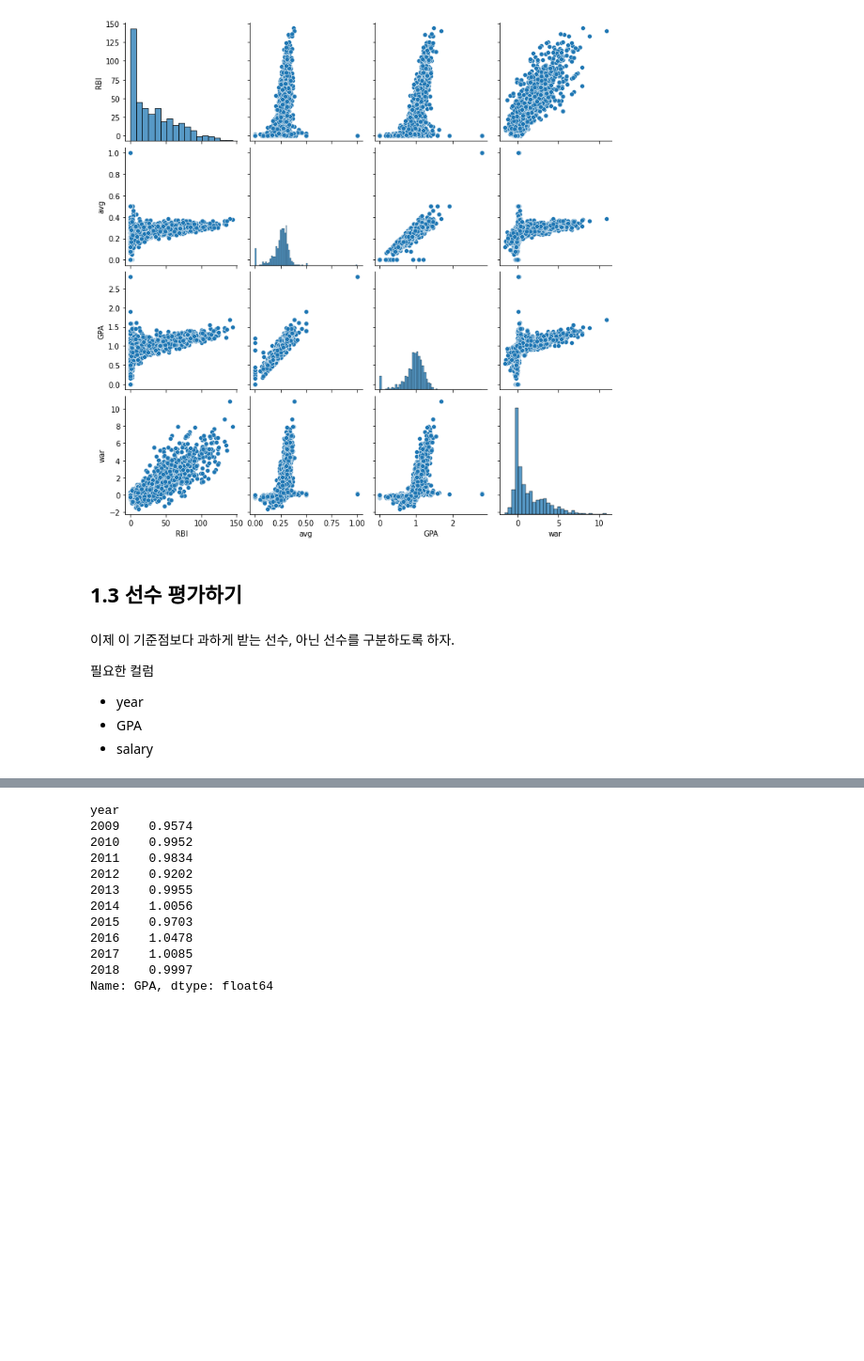
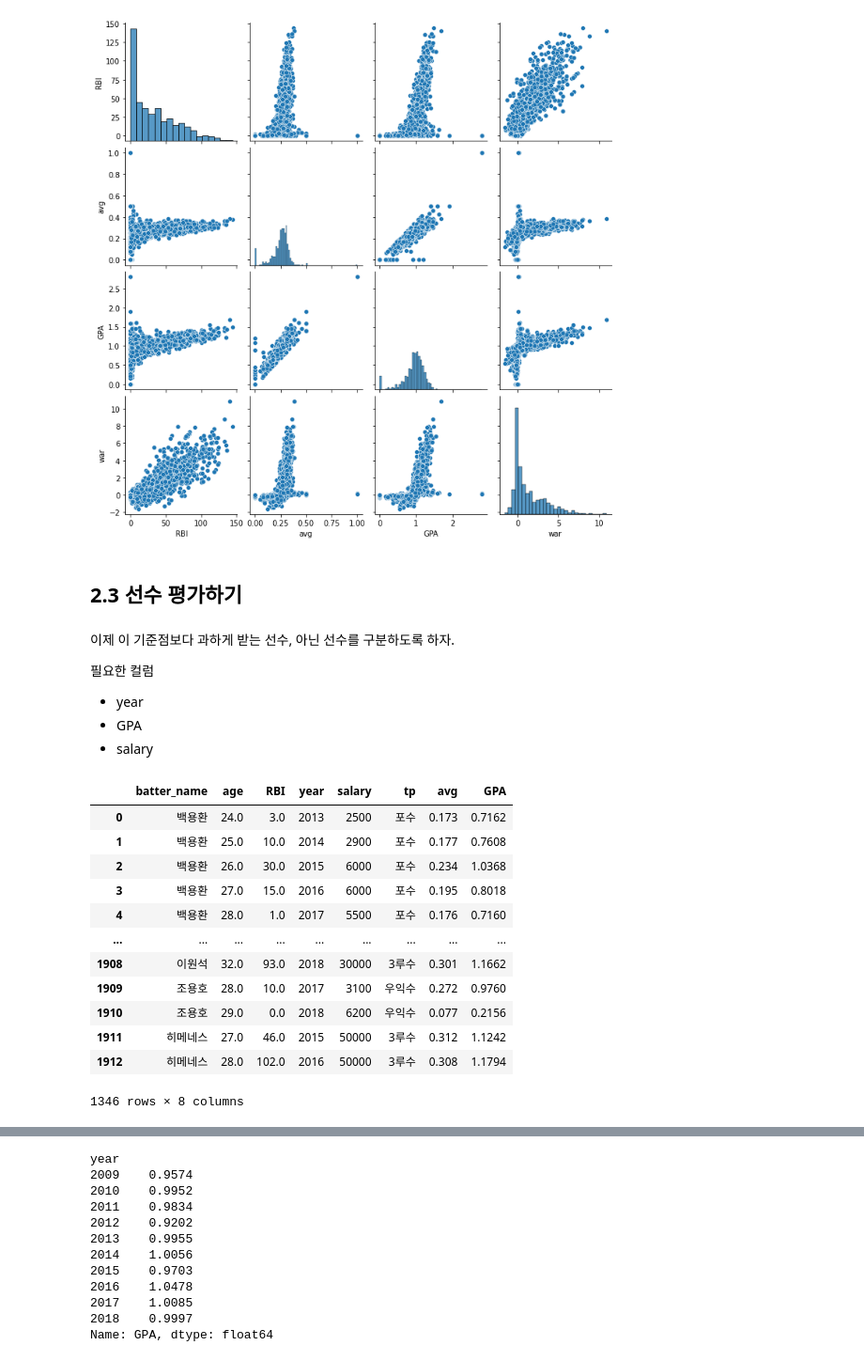
Before and after one commit to kkalkkkal/Datathon_KBO, a Jupyter notebook: KBO_MoneyBall.ipynb, the cells around one changed output, grey strips where cells are left out. Shown at 94% size. Saved outputs shown, nothing was run; the diff lists cells and outputs as text; code cells hidden in the pictures; blank space fills up the shorter version.

```diff
--- a/KBO_MoneyBall.ipynb
+++ b/KBO_MoneyBall.ipynb
@@ -1057,7 +1057,7 @@ fig = sns.pairplot(main_ind)
 # %% [output]
 [figure]
 # %% [markdown]
-## 1.3 선수 평가하기
+## 2.3 선수 평가하기
 # %% [markdown]
 이제 이 기준점보다 과하게 받는 선수, 아닌 선수를 구분하도록 하자.
 
@@ -1072,0 +1072,20 @@ data3 = data2['batter_name', 'GPA', 'salary', '']
+# %%
+# 필요한 열만 추출하기
+data_column2 = ['batter_name', 'age', 'RBI', 'year', 'salary', 'tp', 'avg', 'GPA']
+
+data3 = data2[data_column2]
+data3
+# %% [output]
+|  | batter_name | age | RBI | year | salary | tp | avg | GPA |
+| 0 | 백용환 | 24.0 | 3.0 | 2013 | 2500 | 포수 | 0.173 | 0.7162 |
+| 1 | 백용환 | 25.0 | 10.0 | 2014 | 2900 | 포수 | 0.177 | 0.7608 |
+| 2 | 백용환 | 26.0 | 30.0 | 2015 | 6000 | 포수 | 0.234 | 1.0368 |
+| 3 | 백용환 | 27.0 | 15.0 | 2016 | 6000 | 포수 | 0.195 | 0.8018 |
+| 4 | 백용환 | 28.0 | 1.0 | 2017 | 5500 | 포수 | 0.176 | 0.7160 |
+| ... | ... | ... | ... | ... | ... | ... | ... | ... |
+| 1908 | 이원석 | 32.0 | 93.0 | 2018 | 30000 | 3루수 | 0.301 | 1.1662 |
+| 1909 | 조용호 | 28.0 | 10.0 | 2017 | 3100 | 우익수 | 0.272 | 0.9760 |
+| 1910 | 조용호 | 29.0 | 0.0 | 2018 | 6200 | 우익수 | 0.077 | 0.2156 |
+| 1911 | 히메네스 | 27.0 | 46.0 | 2015 | 50000 | 3루수 | 0.312 | 1.1242 |
+| 1912 | 히메네스 | 28.0 | 102.0 | 2016 | 50000 | 3루수 | 0.308 | 1.1794 |
+1346 rows × 8 columns
```
Also changed, not shown: parts of 6 cells of this notebook.
